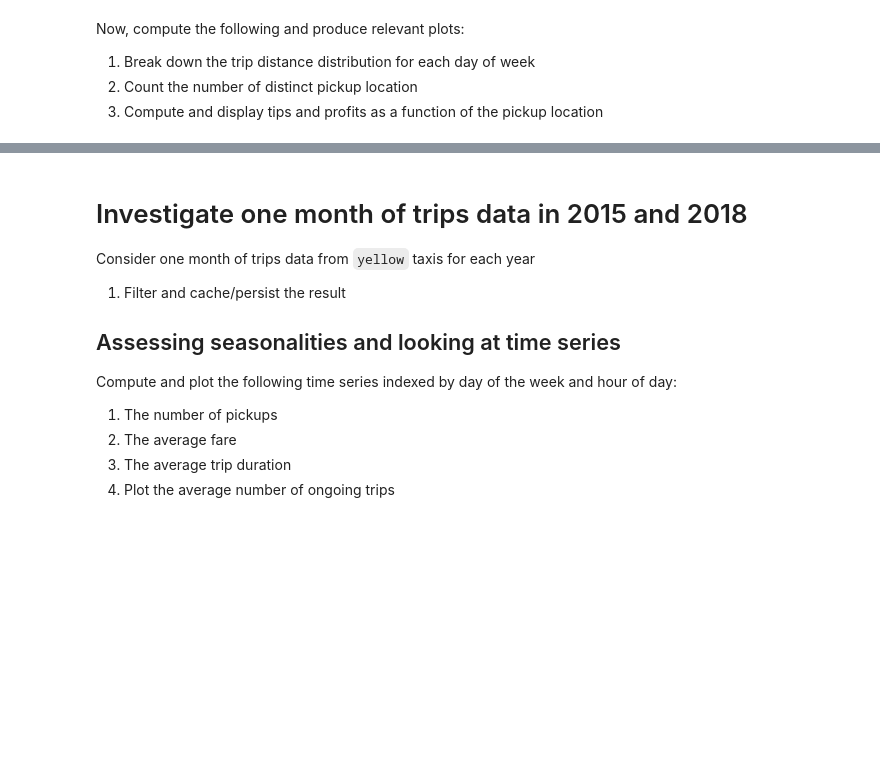
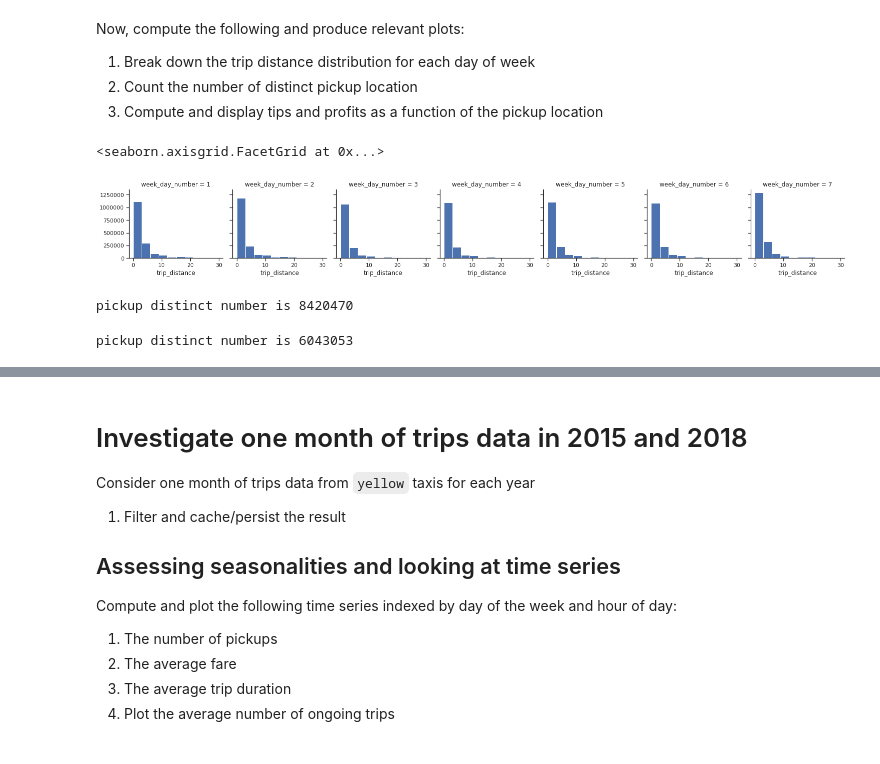
Before and after one commit to sidaliSadi/Spark, a Jupyter notebook: homework03.ipynb, the cells around one changed output, grey strips where cells are left out. Saved outputs shown, nothing was run; the diff lists cells and outputs as text; code cells hidden in the pictures; blank space fills up the shorter version.

```diff
--- a/homework03.ipynb
+++ b/homework03.ipynb
@@ -386,0 +386,27 @@ Now, compute the following and produce relevant plots:
+# %%
+#1. Break down the trip distance distribution for each day of week
+pdf1 = df_dist.select('trip_distance','week_day_number').toPandas()
+g = sns.FacetGrid(pdf1, col="week_day_number")
+g.map(plt.hist, "trip_distance")
+# %% [output]
+<seaborn.axisgrid.FacetGrid at 0x...>
+[figure, added]
+# %%
+#2. Count the number of distinct pickup location without round
+pickup_distict_number = df_2015.select(df_2015.pickup_longitude,df_2015.pickup_latitude).distinct().count()
+print('pickup distinct number is '+ str(pickup_distict_number))
+# %% [output]
+pickup distinct number is 8420470
+# %%
+# Count the number of distinct pickup location with round
+df_round  = df_2015.select('pickup_longitude','pickup_latitude','tip_amount','total_amount')
+round_longitude = fn.round(df_2015.pickup_longitude, 5)
+round_latitude = fn.round(df_2015.pickup_latitude, 5)
+
+df_round = df_round.withColumn('longitude', round_longitude)\
+        .withColumn('latitude', round_latitude)
+
+pickup_distict_number = df_round.select(df_round.longitude,df_round.latitude).distinct().count()
+print('pickup distinct number is '+ str(pickup_distict_number))
+# %% [output]
+pickup distinct number is 6043053
```
Also changed, not shown: parts of 29 cells of this notebook.
